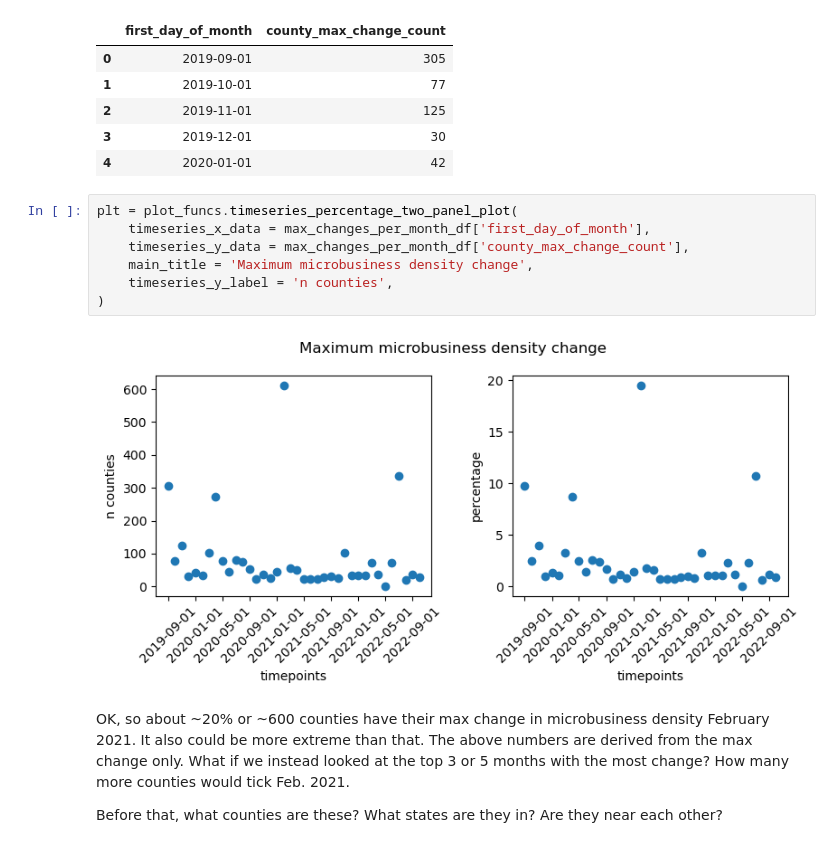
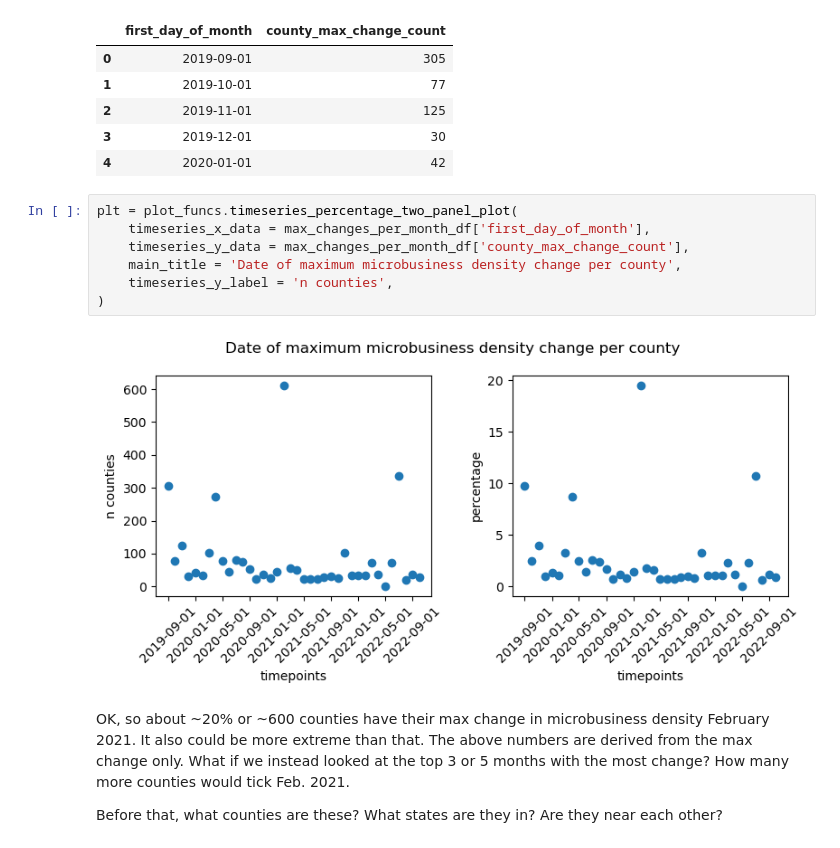
Before and after one commit to gperdrizet/kaggle_microbusiness, a Jupyter notebook: notebooks/02-data_exploration.ipynb, the cells around one changed output. Cells and saved outputs as stored; diff of their text form.

```diff
--- a/notebooks/02-data_exploration.ipynb
+++ b/notebooks/02-data_exploration.ipynb
@@ -648,12 +654,12 @@ max_changes_per_month_df.head()
 # %%
 plt = plot_funcs.timeseries_percentage_two_panel_plot(
     timeseries_x_data = max_changes_per_month_df['first_day_of_month'],
     timeseries_y_data = max_changes_per_month_df['county_max_change_count'],
-    main_title = 'Maximum microbusiness density change',
+    main_title = 'Date of maximum microbusiness density change per county',
     timeseries_y_label = 'n counties',
 )
 # %% [output]
-[figure, old version]
+[figure, new version]
 # %% [markdown]
 OK, so about ~20% or ~600 counties have their max change in microbusiness density February 2021. It also could be more extreme than that. The above numbers are derived from the max change only. What if we instead looked at the top 3 or 5 months with the most change? How many more counties would tick Feb. 2021.
 
```
Also changed, not shown: parts of 25 cells of this notebook.
